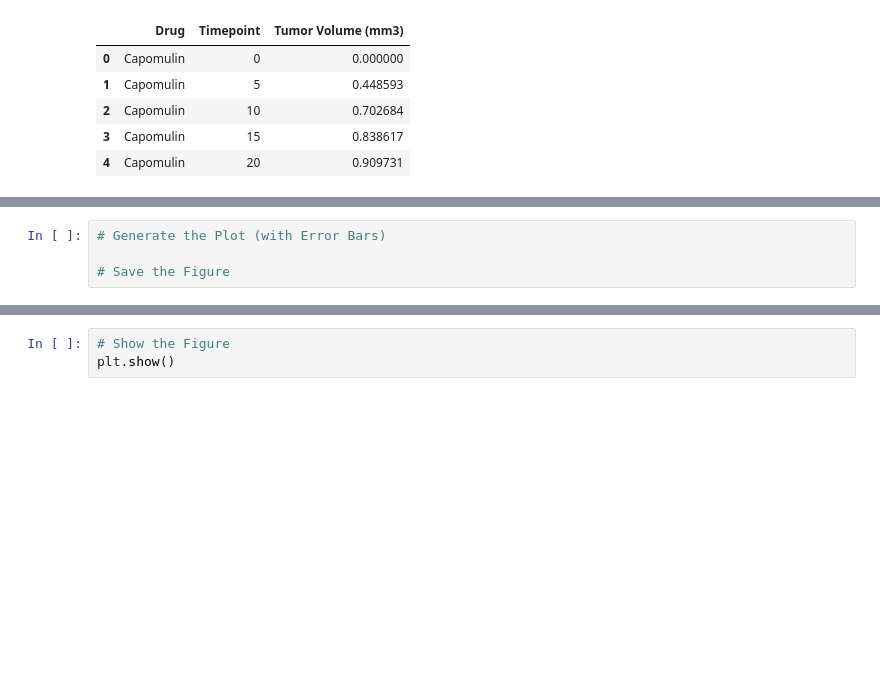
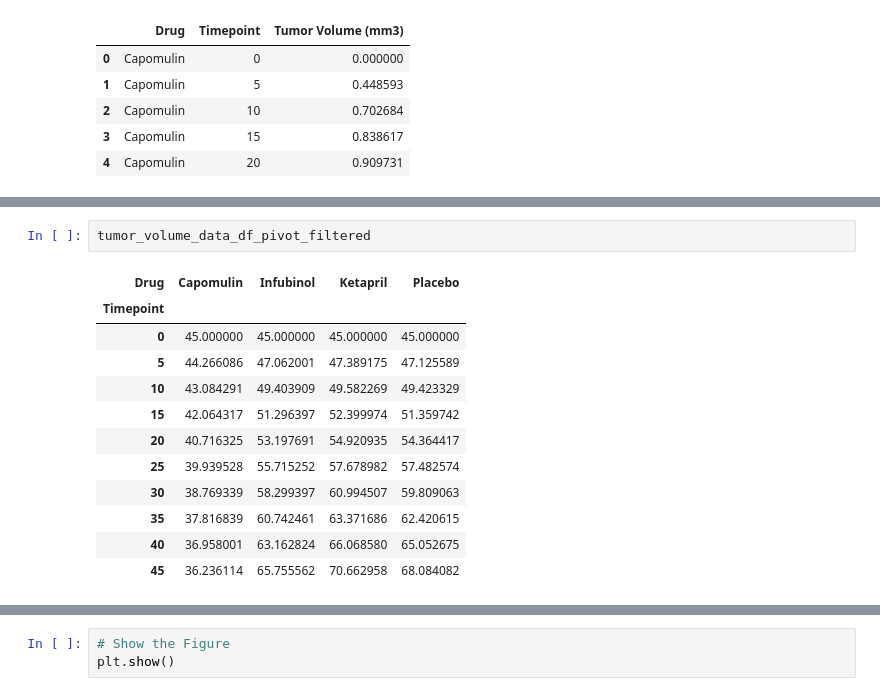
Before and after one commit to mavsanchez/matplotlib-challenge, a Jupyter notebook: Pymaceuticals/pymaceuticals_starter.ipynb, the cells around one changed output, grey strips where cells are left out. Drawn from its saved outputs; the diff is of its cells as text; blank space fills up the shorter version.

```diff
--- a/Pymaceuticals/pymaceuticals_starter.ipynb
+++ b/Pymaceuticals/pymaceuticals_starter.ipynb
@@ -108,4 +114,15 @@ tumor_volume_data_sem_df.head()
-# %%
-# Generate the Plot (with Error Bars)
-
-# Save the Figure
+# %%
+tumor_volume_data_df_pivot_filtered
+# %% [output]
+| Drug | Capomulin | Infubinol | Ketapril | Placebo |
+| Timepoint |  |  |  |  |
+| 0 | 45.000000 | 45.000000 | 45.000000 | 45.000000 |
+| 5 | 44.266086 | 47.062001 | 47.389175 | 47.125589 |
+| 10 | 43.084291 | 49.403909 | 49.582269 | 49.423329 |
+| 15 | 42.064317 | 51.296397 | 52.399974 | 51.359742 |
+| 20 | 40.716325 | 53.197691 | 54.920935 | 54.364417 |
+| 25 | 39.939528 | 55.715252 | 57.678982 | 57.482574 |
+| 30 | 38.769339 | 58.299397 | 60.994507 | 59.809063 |
+| 35 | 37.816839 | 60.742461 | 63.371686 | 62.420615 |
+| 40 | 36.958001 | 63.162824 | 66.068580 | 65.052675 |
+| 45 | 36.236114 | 65.755562 | 70.662958 | 68.084082 |
```
Also changed, not shown: parts of 14 cells of this notebook.
